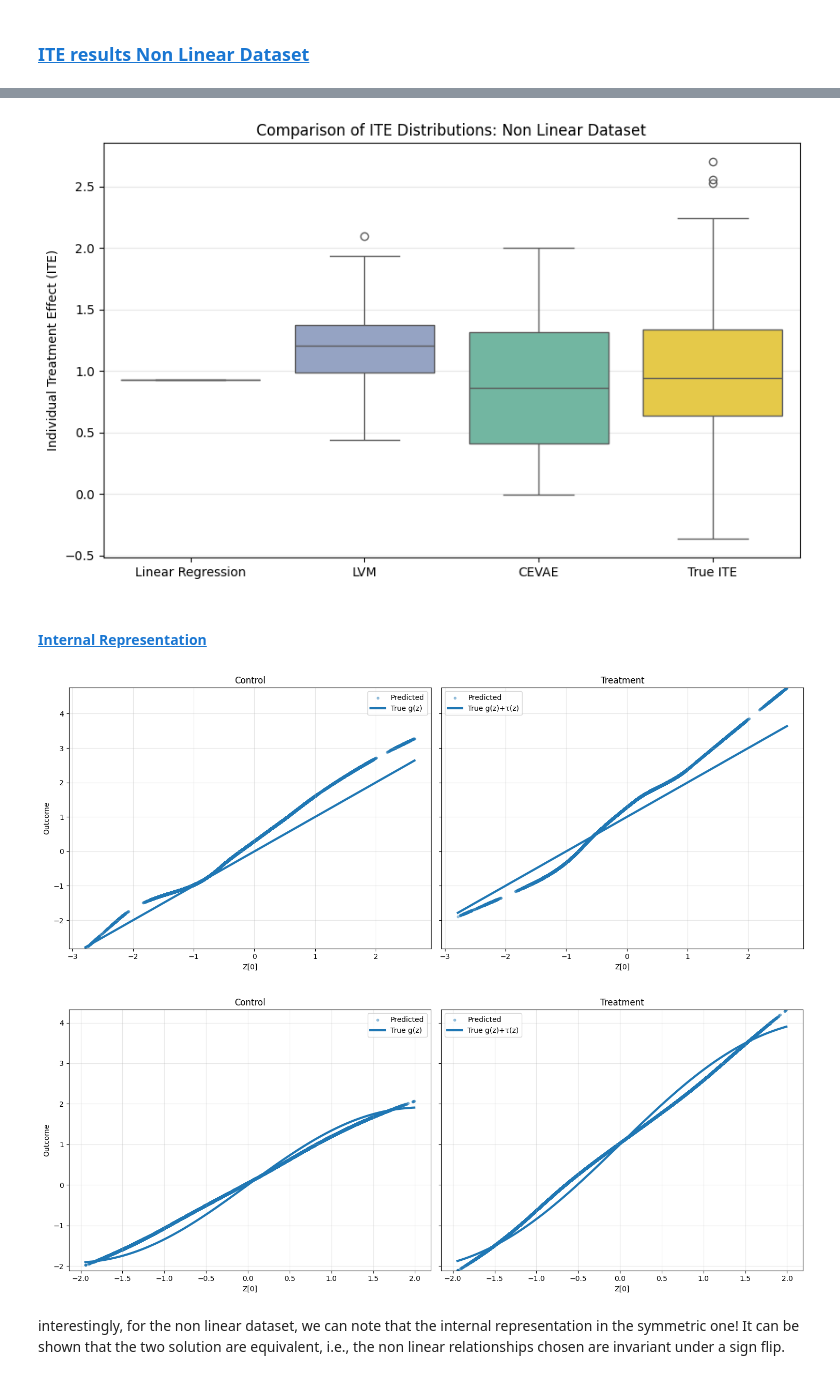
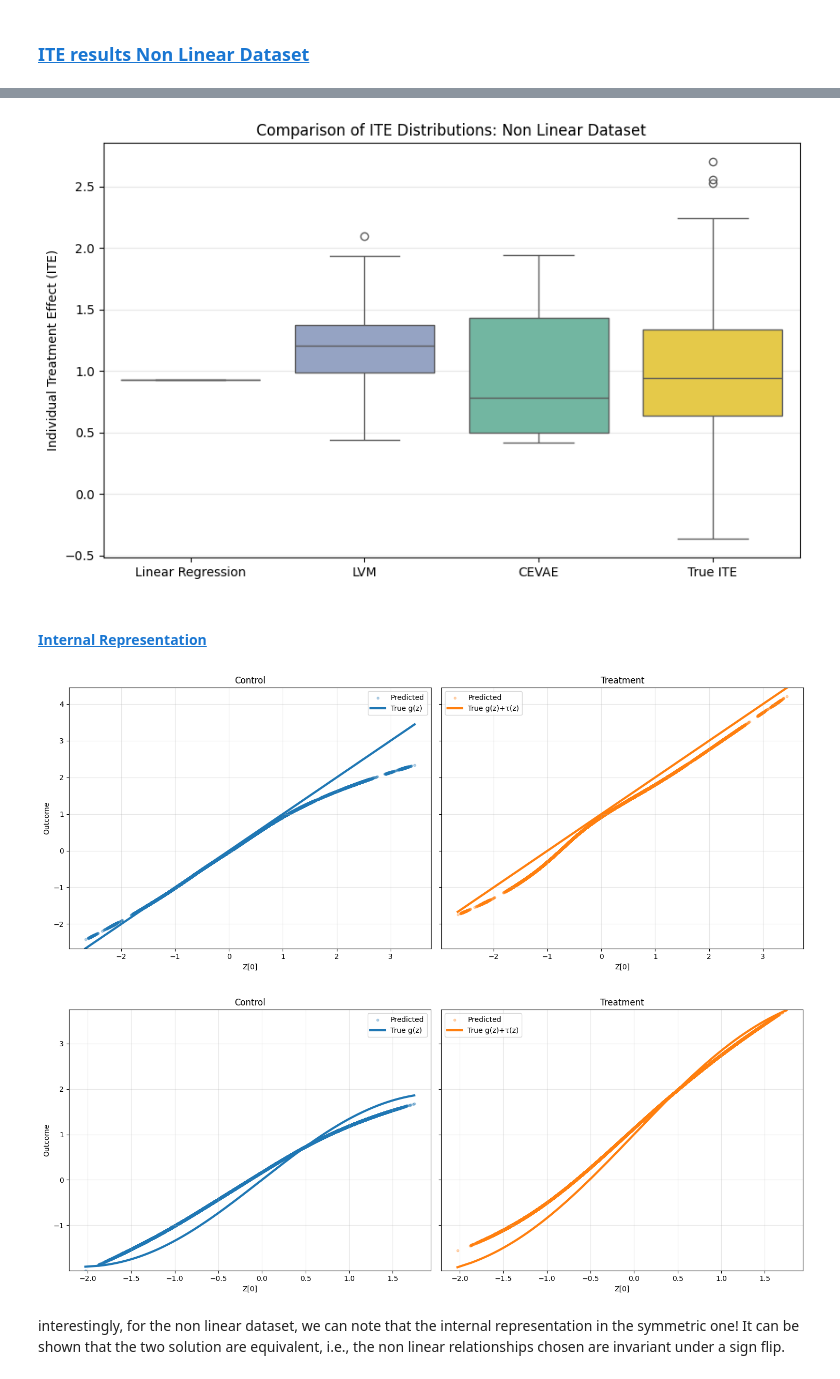
Before and after one commit to christianfaccio/causal_machine_learning, a Jupyter notebook: src/causal_effect_inference.ipynb, the cells around one changed output, grey strips where cells are left out. Saved outputs shown, nothing was run; the diff lists cells and outputs as text; code cells hidden in the pictures.

```diff
--- a/src/causal_effect_inference.ipynb
+++ b/src/causal_effect_inference.ipynb
@@ -732,0 +689,33 @@ DEBUG    batch ate = 0.900015
+# %%
+
+# ---------------------------- TRAINING THE CEVAE ---------------------------- #
+pyro.clear_param_store()
+
+cevae_nld = CEVAE(
+    feature_dim=length_x_non_linear,
+    latent_dim=1,
+    outcome_dist="normal",
+    num_layers=3,
+    hidden_dim=200
+    )
+
+losses_cevae_nld = cevae_nld.fit(
+    x_train_non_linear, t_train_non_linear, y_train_non_linear,
+    num_epochs=100,
+    batch_size=100,
+    learning_rate=1e-4,
+    # learning_rate_decay=0.1,
+    # weight_decay=1e-6
+    )
+
+# ---------------------------- PLOT THE CEVAE LOSS --------------------------- #
+
+plt.plot(losses_cevae_nld)
+plt.xlabel('Epoch')
+plt.ylabel('Loss')
+plt.title('CEVAE Training Loss')
+plt.show()
+
+# Estimate ITEs and ATE
+ite_cevae_nld = cevae_nld.ite(x_test_non_linear)
+ate_cevae_nld = ite_cevae_nld.mean().item()
@@ -748,7 +750,7 @@ plt.grid(axis='y', alpha=0.3)
 plt.savefig("./results/boxplot_non_linear.pdf", format="pdf")
 plt.show()
 # %% [output]
-[figure, old version]
+[figure, new version]
 # %% [markdown]
 #### <a id='toc2_3_4_1_'></a>[Internal Representation](#toc0_)
 # %%
@@ -758,22 +760,23 @@ fig, axes = plot_predicted_vs_true(
     true_g_fn=lambda z: 1.0*z,
     true_tau_fn=lambda z: torch.full_like(z, 1.0),
     num_samples=100,
+    invert = True
 )
 fig.savefig("./results/linear_predicted_vs_true.pdf", format="pdf")
 # %% [output]
-[figure, old version]
+[figure, new version]
 # %%
 fig, axes = plot_predicted_vs_true(
     cevae_nld,
     x_test_non_linear,
     true_g_fn=lambda z: torch.sin(z) + 0.5*z,
     true_tau_fn=lambda z: 1.0 + 0.5*z,
     num_samples=100,
-    invert = True
+    invert = False
 )
 fig.savefig("./results/non_linear_predicted_vs_true.pdf", format="pdf")
 # %% [output]
-[figure, old version]
+[figure, new version]
 # %% [markdown]
 interestingly, for the non linear dataset, we can note that the internal representation in the symmetric one! It can be shown that the two solution are equivalent, i.e., the non linear relationships chosen are invariant under a sign flip.
 # %% [markdown]
```
Also changed, not shown: parts of 10 cells of this notebook, 7 other files.
